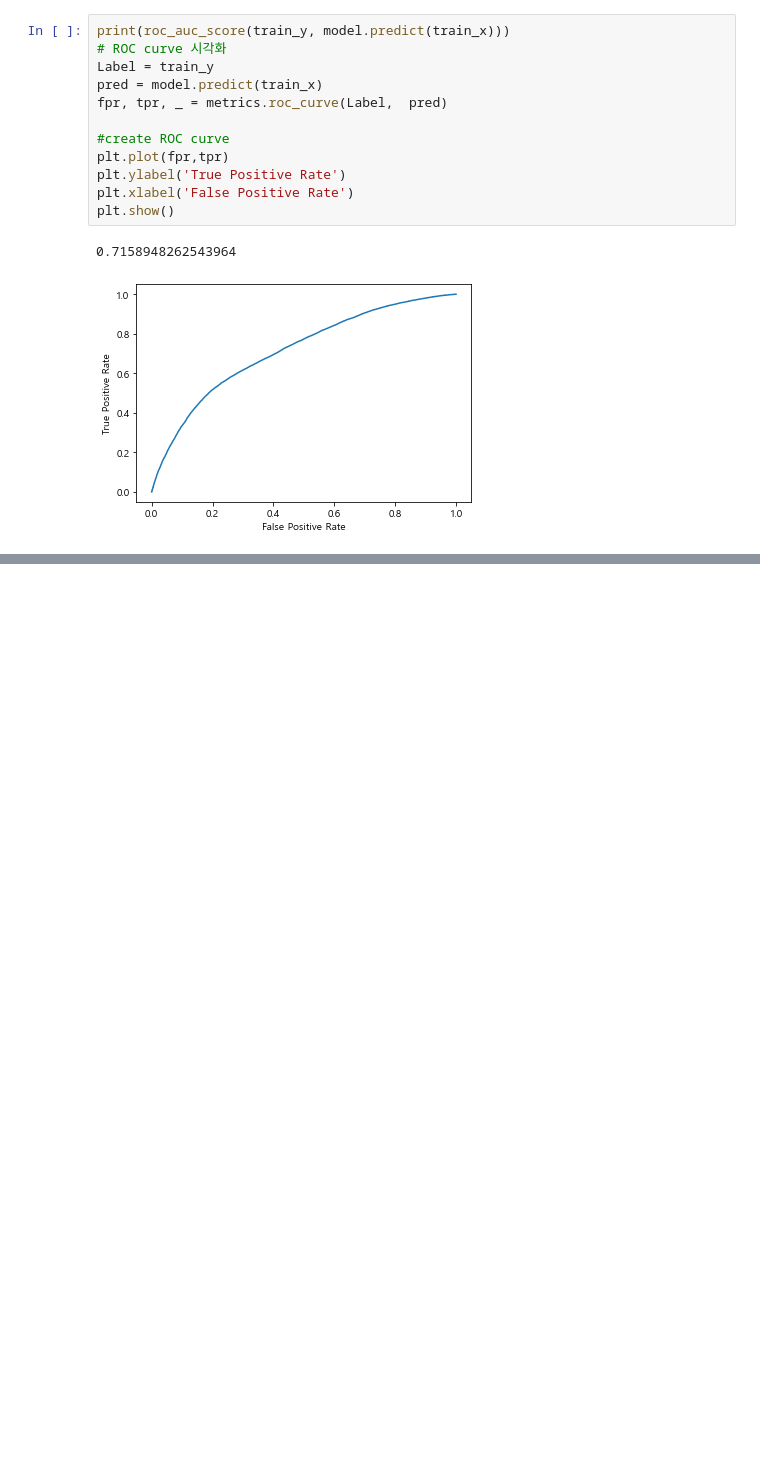
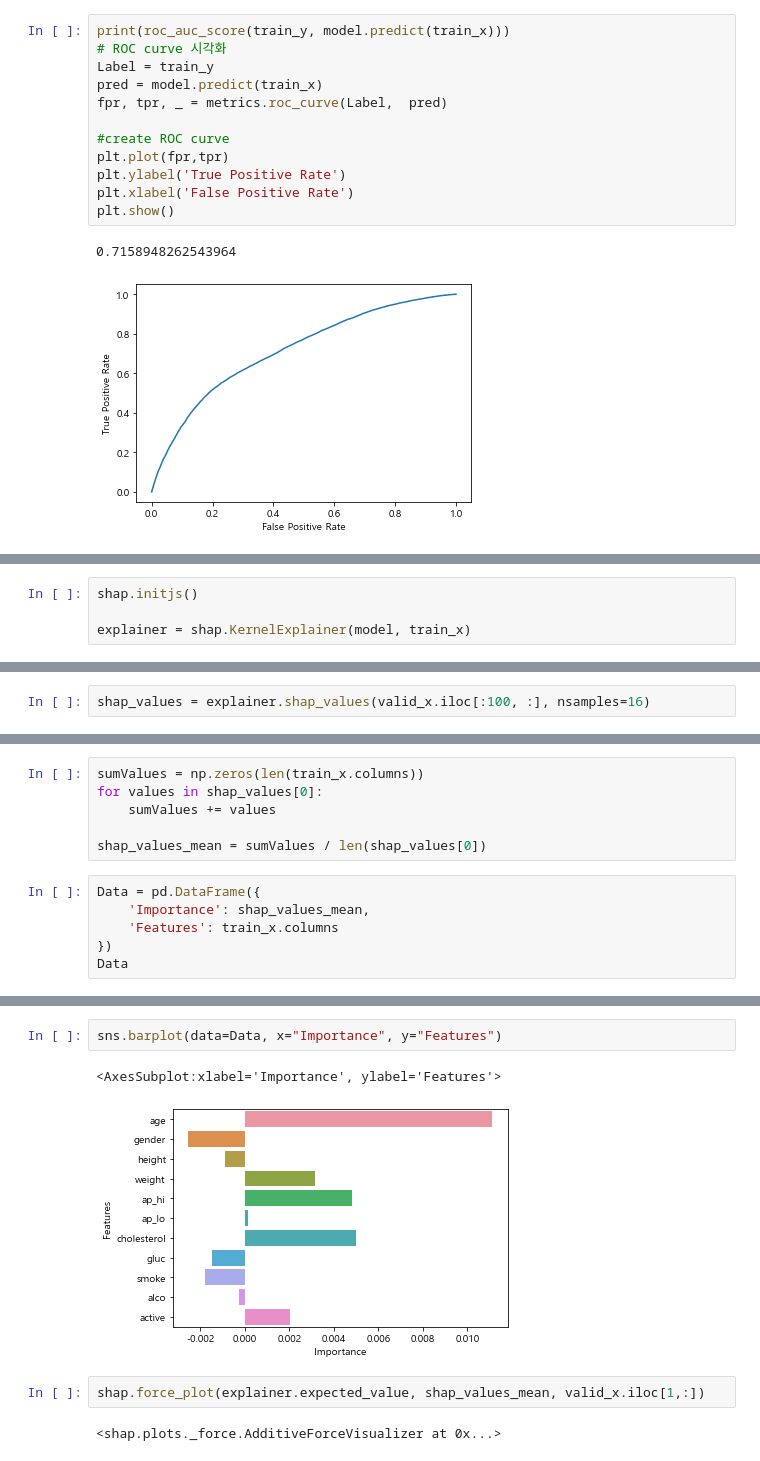
Before and after one commit to LEEHM97/Predict-Cardiovascular-Disease, a Jupyter notebook: training.ipynb, the cells around one changed output, grey strips where cells are left out. Saved outputs shown, nothing was run; the diff lists cells and outputs as text; blank space fills up the shorter version.

```diff
--- a/training.ipynb
+++ b/training.ipynb
@@ -188,0 +184,4 @@ plt.show()
+# %%
+shap.initjs()
+
+explainer = shap.KernelExplainer(model, train_x)
@@ -188,0 +191,2 @@ plt.show()
+# %%
+shap_values = explainer.shap_values(valid_x.iloc[:100, :], nsamples=16)
@@ -188,0 +211,12 @@ plt.show()
+# %%
+sumValues = np.zeros(len(train_x.columns))
+for values in shap_values[0]:
+    sumValues += values
+
+shap_values_mean = sumValues / len(shap_values[0])
+# %%
+Data = pd.DataFrame({
+    'Importance': shap_values_mean,
+    'Features': train_x.columns
+})
+Data
@@ -188,0 +236,9 @@ plt.show()
+# %%
+sns.barplot(data=Data, x="Importance", y="Features")
+# %% [output]
+<AxesSubplot:xlabel='Importance', ylabel='Features'>
+[figure, added]
+# %%
+shap.force_plot(explainer.expected_value, shap_values_mean, valid_x.iloc[1,:])
+# %% [output]
+<shap.plots._force.AdditiveForceVisualizer at 0x...>
```
Also changed, not shown: parts of 12 cells of this notebook.
